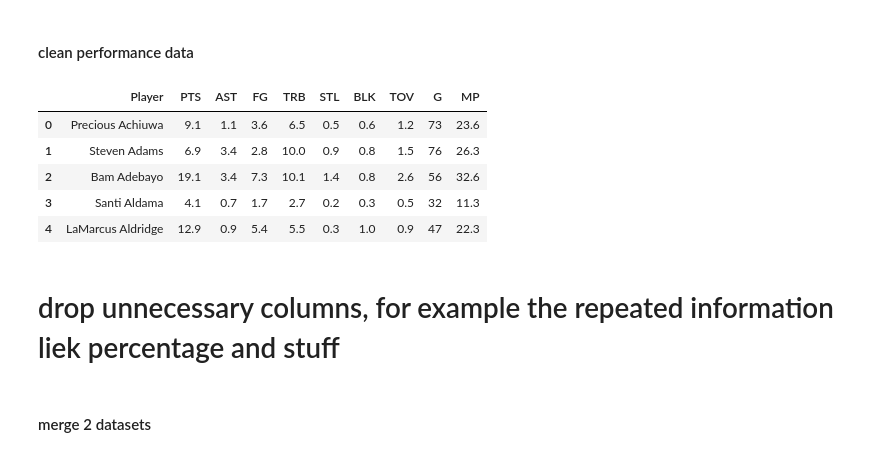
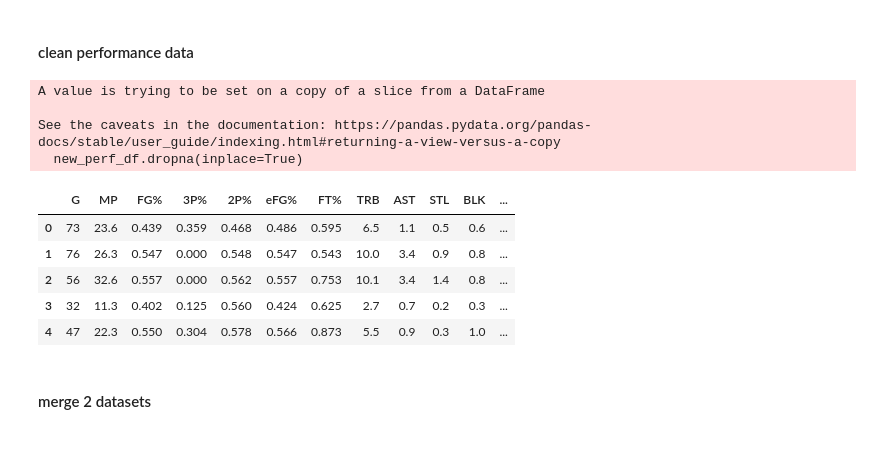
Before and after one commit to yxb8mh/DS-3021, a Jupyter notebook: 10_kMeans Clustering/Lab-Clustering.ipynb, the cells around one changed output. Drawn from its saved outputs; the diff is of its cells as text; code cells hidden in the pictures.

```diff
--- a/10_kMeans Clustering/Lab-Clustering.ipynb
+++ b/10_kMeans Clustering/Lab-Clustering.ipynb
@@ -86,32 +77,26 @@ invalid escape sequence '\$'
 | 4 | Bradley Beal | 43279250.0 |
 # %% [markdown]
 #### clean performance data
-# %%
-# Strip whitespace from names and fix encoding
-perf_df['Player'] = perf_df['Player'].str.strip()
-
-# Optional: Normalize player names (remove special chars)
-perf_df['Player'] = perf_df['Player'].str.normalize('NFKD').str.encode('ascii', errors='ignore').str.decode('utf-8')
-
-
-# Select only key numeric features + Player
-selected_columns = ['Player', 'PTS', 'AST', 'FG','TRB', 'STL', 'BLK', 'TOV', 'G', 'MP']
-perf_df = perf_df[selected_columns]
-
-# Drop rows with missing or weird data
-perf_df.dropna(inplace=True)
-
-# Preview
-perf_df.head()
-# %% [output]
-|  | Player | PTS | AST | FG | TRB | STL | BLK | TOV | G | MP |
-| 0 | Precious Achiuwa | 9.1 | 1.1 | 3.6 | 6.5 | 0.5 | 0.6 | 1.2 | 73 | 23.6 |
-| 1 | Steven Adams | 6.9 | 3.4 | 2.8 | 10.0 | 0.9 | 0.8 | 1.5 | 76 | 26.3 |
-| 2 | Bam Adebayo | 19.1 | 3.4 | 7.3 | 10.1 | 1.4 | 0.8 | 2.6 | 56 | 32.6 |
-| 3 | Santi Aldama | 4.1 | 0.7 | 1.7 | 2.7 | 0.2 | 0.3 | 0.5 | 32 | 11.3 |
-| 4 | LaMarcus Aldridge | 12.9 | 0.9 | 5.4 | 5.5 | 0.3 | 1.0 | 0.9 | 47 | 22.3 |
-# %% [markdown]
-# drop unnecessary columns, for example the repeated information liek percentage and stuff
+# %%
+perf_df['Player'] = perf_df['Player'].str.strip() #same thing, take the spacing between the names
+
+#dropped a couples columns that are not necessary and overlapped with others
+selected_features = ['G', 'MP', 'FG%', '3P%', '2P%', 'eFG%', 'FT%','TRB', 'AST', 'STL', 'BLK', 'TOV', 'PTS']
+new_perf_df = perf_df[selected_features]
+
+new_perf_df.dropna(inplace=True)
+new_perf_df.head()
+# %% [output]
+A value is trying to be set on a copy of a slice from a DataFrame
+
+See the caveats in the documentation: https://pandas.pydata.org/pandas-docs/stable/user_guide/indexing.html#returning-a-view-versus-a-copy
+  new_perf_df.dropna(inplace=True)
+|  | G | MP | FG% | 3P% | 2P% | eFG% | FT% | TRB | AST | STL | BLK | ... |
+| 0 | 73 | 23.6 | 0.439 | 0.359 | 0.468 | 0.486 | 0.595 | 6.5 | 1.1 | 0.5 | 0.6 | ... |
+| 1 | 76 | 26.3 | 0.547 | 0.000 | 0.548 | 0.547 | 0.543 | 10.0 | 3.4 | 0.9 | 0.8 | ... |
+| 2 | 56 | 32.6 | 0.557 | 0.000 | 0.562 | 0.557 | 0.753 | 10.1 | 3.4 | 1.4 | 0.8 | ... |
+| 3 | 32 | 11.3 | 0.402 | 0.125 | 0.560 | 0.424 | 0.625 | 2.7 | 0.7 | 0.2 | 0.3 | ... |
+| 4 | 47 | 22.3 | 0.550 | 0.304 | 0.578 | 0.566 | 0.873 | 5.5 | 0.9 | 0.3 | 1.0 | ... |
 # %% [markdown]
 #### merge 2 datasets
 # %%
```
Also changed, not shown: parts of 4 cells of this notebook.
